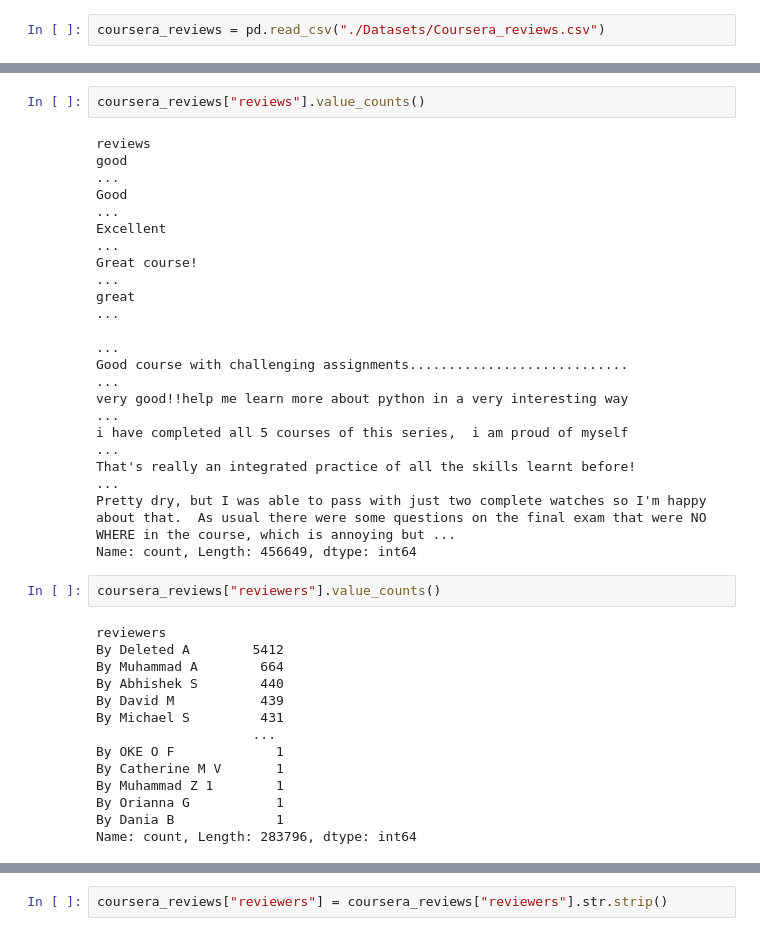
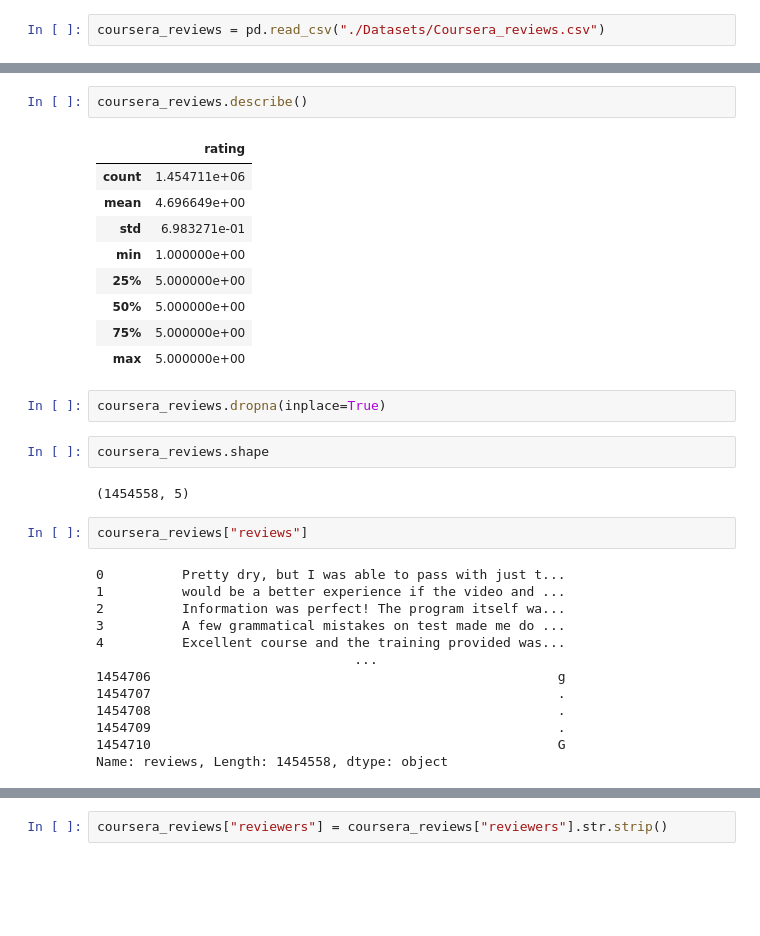
Before and after one commit to octa-acostamonti/MOOCs-Analyisis, a Jupyter notebook: EDA.ipynb, the cells around one changed output, grey strips where cells are left out. Cells and saved outputs as stored; diff of their text form; blank space fills up the shorter version.

```diff
--- a/EDA.ipynb
+++ b/EDA.ipynb
@@ -50,32 +58,33 @@ coursera_reviews
+# %%
+coursera_reviews.describe()
+# %% [output]
+|  | rating |
+| count | 1.454711e+06 |
+| mean | 4.696649e+00 |
+| std | 6.983271e-01 |
+| min | 1.000000e+00 |
+| 25% | 5.000000e+00 |
+| 50% | 5.000000e+00 |
+| 75% | 5.000000e+00 |
+| max | 5.000000e+00 |
+# %%
+coursera_reviews.dropna(inplace=True)
+# %%
+coursera_reviews.shape
+# %% [output]
+(1454558, 5)
 # %%
-coursera_reviews["reviews"].value_counts()
+coursera_reviews["reviews"]
 # %% [output]
-reviews
-good                                                                                                                                                                                                     ...
-Good                                                                                                                                                                                                     ...
-Excellent                                                                                                                                                                                                ...
-Great course!                                                                                                                                                                                            ...
-great                                                                                                                                                                                                    ...
-                                                                                                                                                                                                         ...
-Good course with challenging assignments............................                                                                                                                                     ...
-very good!!help me learn more about python in a very interesting way                                                                                                                                     ...
-i have completed all 5 courses of this series,  i am proud of myself                                                                                                                                     ...
-That's really an integrated practice of all the skills learnt before!                                                                                                                                    ...
-Pretty dry, but I was able to pass with just two complete watches so I'm happy about that.  As usual there were some questions on the final exam that were NO WHERE in the course, which is annoying but ...
-Name: count, Length: 456649, dtype: int64
+0          Pretty dry, but I was able to pass with just t...
+1          would be a better experience if the video and ...
+2          Information was perfect! The program itself wa...
+3          A few grammatical mistakes on test made me do ...
+4          Excellent course and the training provided was...
+                                 ...
+1454706                                                    g
+1454707                                                    .
+1454708                                                    .
+1454709                                                    .
+1454710                                                    G
+Name: reviews, Length: 1454558, dtype: object
-# %%
-coursera_reviews["reviewers"].value_counts()
-# %% [output]
-reviewers
-By Deleted A        5412
-By Muhammad A        664
-By Abhishek S        440
-By David M           439
-By Michael S         431
-                    ...
-By OKE O F             1
-By Catherine M V       1
-By Muhammad Z 1        1
-By Orianna G           1
-By Dania B             1
-Name: count, Length: 283796, dtype: int64
```
Also changed, not shown: parts of 4 cells of this notebook.
